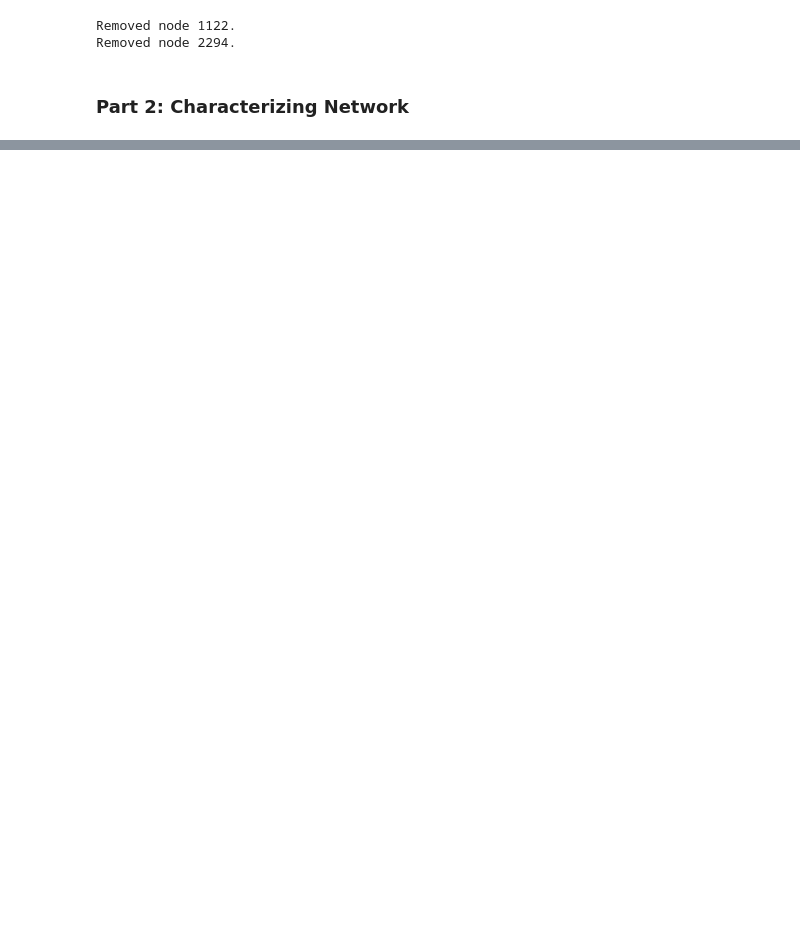
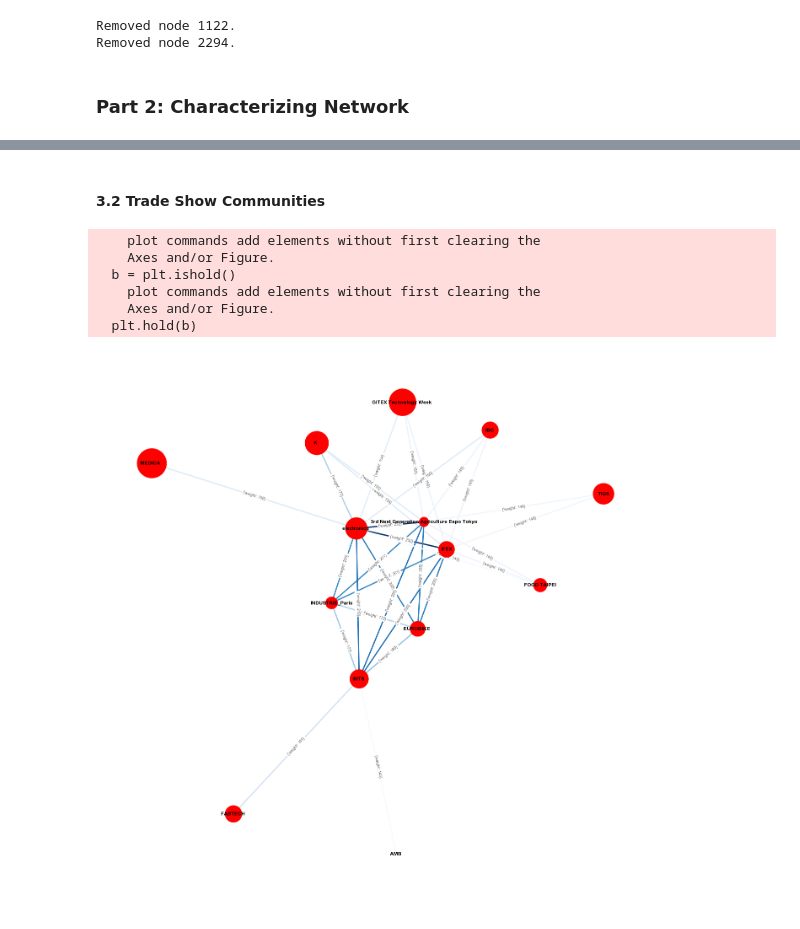
Before and after one commit to lincht/TradeModel, a Jupyter notebook: analysis/tradeshow_network.ipynb, the cells around one changed output, grey strips where cells are left out. Cells and saved outputs as stored; diff of their text form; code cells hidden in the pictures; blank space fills up the shorter version.

```diff
--- a/analysis/tradeshow_network.ipynb
+++ b/analysis/tradeshow_network.ipynb
@@ -169 +177,55 @@ pd.concat([top_df, shows_16], join='inner', axis=1).loc[
+# %% [markdown]
+#### 3.2 Trade Show Communities
+# %%
+import copy
+
+G_corr = copy.deepcopy(G)
+threshold = 140
+G_corr.remove_edges_from([(n1, n2) for n1, n2, d in G_corr.edges(data=True) if d['weight'] < threshold])
+
+plt.figure(figsize=(18, 18))
+
+for subgraph in nx.connected_component_subgraphs(nx.Graph(G_corr)):
+
+    if len(subgraph) == 1:
+        continue
+
+    pos = nx.spring_layout(subgraph, k=1.2, iterations=100, scale=5)
+    labels = {n: re.sub('2016|2017', '', re.search(r'\(([^\(\)]*)\)', d['name']).group(1))
+          if re.search(r'\(([^\(\)]*)\)', d['name'])
+          else re.sub(r'-[A-Z]{1}[^A-Z]{1}.*|- [A-Z]{1}.*', '', re.sub('2016|2017', '', d['name']))
+          for n, d in subgraph.nodes(data=True)}
+
+    nx.draw(subgraph,
+            pos=pos,
+            with_labels=True,
+            node_size=[d['n_com'] for n, d in subgraph.nodes(data=True)],
+            alpha=1,
+            width=3,
+            edge_color=[d['weight'] for n1, n2, d in subgraph.edges(data=True)],
+            edge_cmap=plt.get_cmap('Blues'),
+            labels=labels,
+            font_size=12,
+            font_color='black',
+            font_weight='bold'
+            )
+    nx.draw_networkx_edge_labels(
+        subgraph,
+        pos=pos,
+        alpha=1,
+        edge_labels={(n1, n2): d for n1, n2, d in subgraph.edges(data=True)},
+        font_size=9,
+        font_color='dimgrey'
+        )
+
+plt.savefig('tradeshow_communities.jpg', dpi=300)
+plt.show()
+# %% [output]
+    plot commands add elements without first clearing the
+    Axes and/or Figure.
+  b = plt.ishold()
+    plot commands add elements without first clearing the
+    Axes and/or Figure.
+  plt.hold(b)
+[figure, added]
 # %% [markdown]
```
Also changed, not shown: parts of 15 cells of this notebook.
